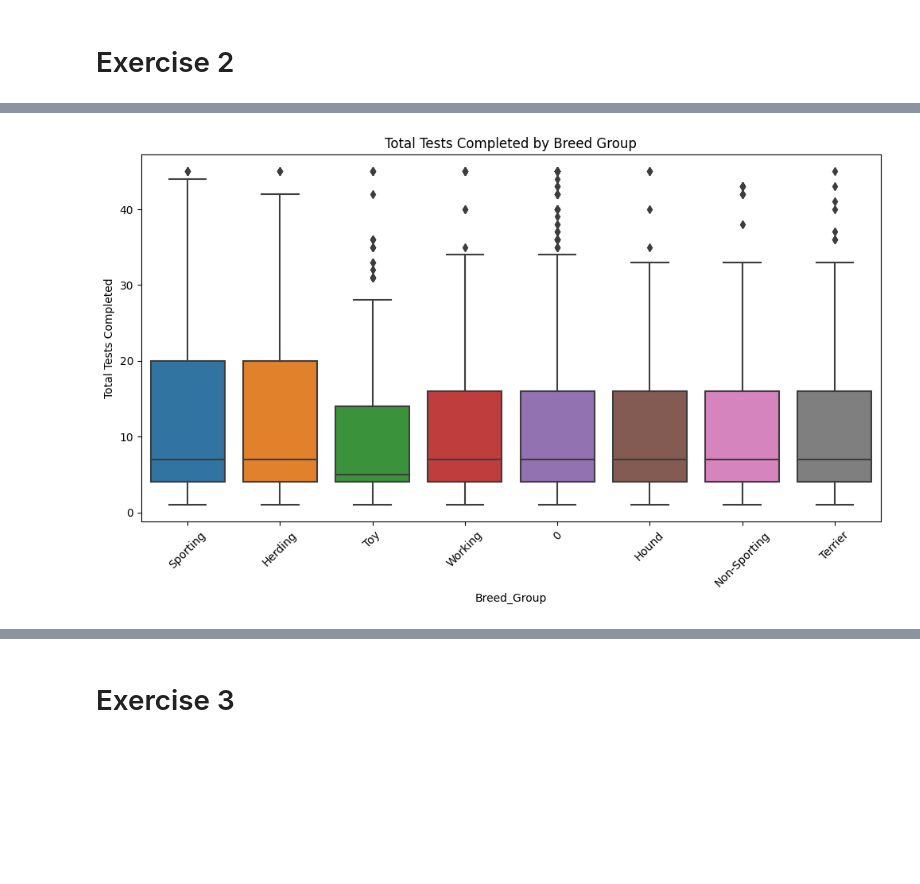
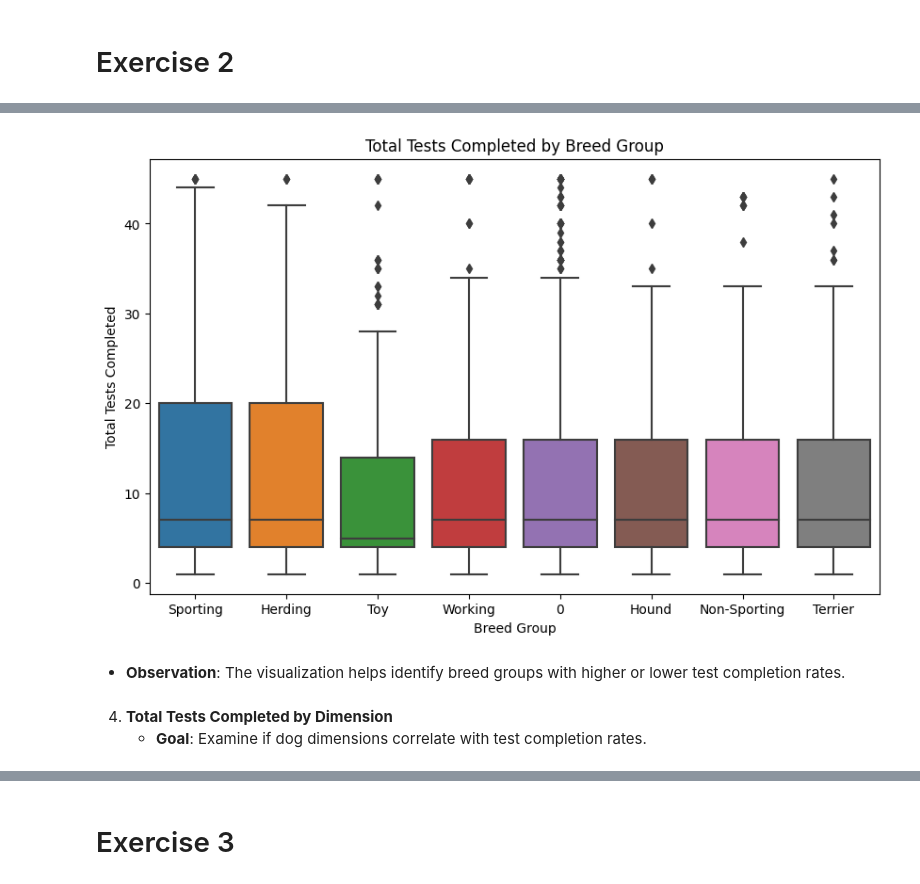
Before and after one commit to peyman886/data-visualization-coursework, a Jupyter notebook: HW4/Visualization_HW4 - Copy.ipynb, the cells around one changed output, grey strips where cells are left out. Drawn from its saved outputs; the diff is of its cells as text; code cells hidden in the pictures; blank space fills up the shorter version.

```diff
--- a/HW4/Visualization_HW4 - Copy.ipynb
+++ b/HW4/Visualization_HW4 - Copy.ipynb
@@ -168,0 +130,3 @@ We will create visualizations to explore how the 'Total Tests Completed' varies
+# %%
+# Selecting relevant columns for analysis
+dog_features = dognition_data[['Total Tests Completed', 'Breed', 'Breed_Type', 'Breed_Group', 'Dimension']]
@@ -178,10 +164,15 @@ plt.show()
 # %%
-# Visualization 2: Total Tests Completed vs Breed Group
-plt.figure(figsize=(12, 6))
-sns.boxplot(x='Breed_Group', y='Total Tests Completed', data=dognition_data)
+plt.figure(figsize=(10, 6))
+sns.boxplot(x='Breed_Group', y='Total Tests Completed', data=dog_features)
 plt.title('Total Tests Completed by Breed Group')
-plt.xticks(rotation=45)
+plt.xlabel('Breed Group')
+plt.ylabel('Total Tests Completed')
 plt.show()
 # %% [output]
-[figure, old version]
+[figure, new version]
+# %% [markdown]
+- **Observation**: The visualization helps identify breed groups with higher or lower test completion rates.
+# %% [markdown]
+4. **Total Tests Completed by Dimension**
+    - **Goal**: Examine if dog dimensions correlate with test completion rates.
 # %%
```
Also changed, not shown: parts of 74 cells of this notebook.
